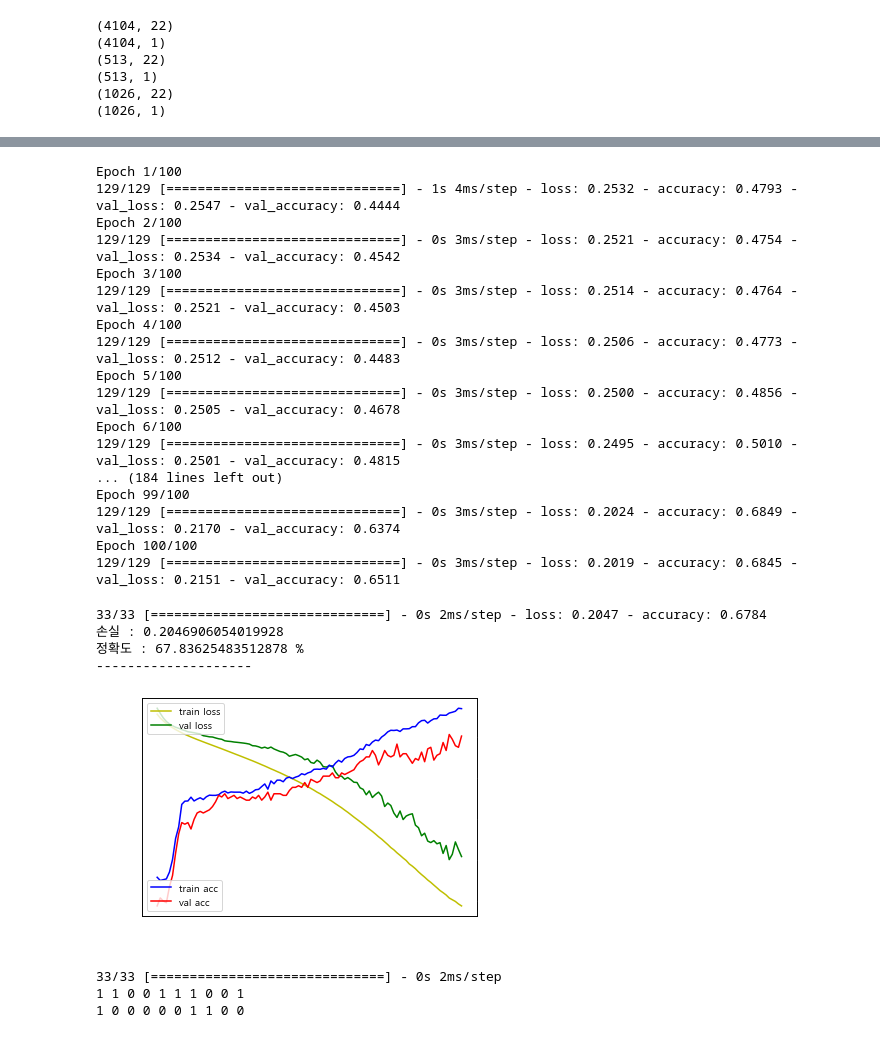
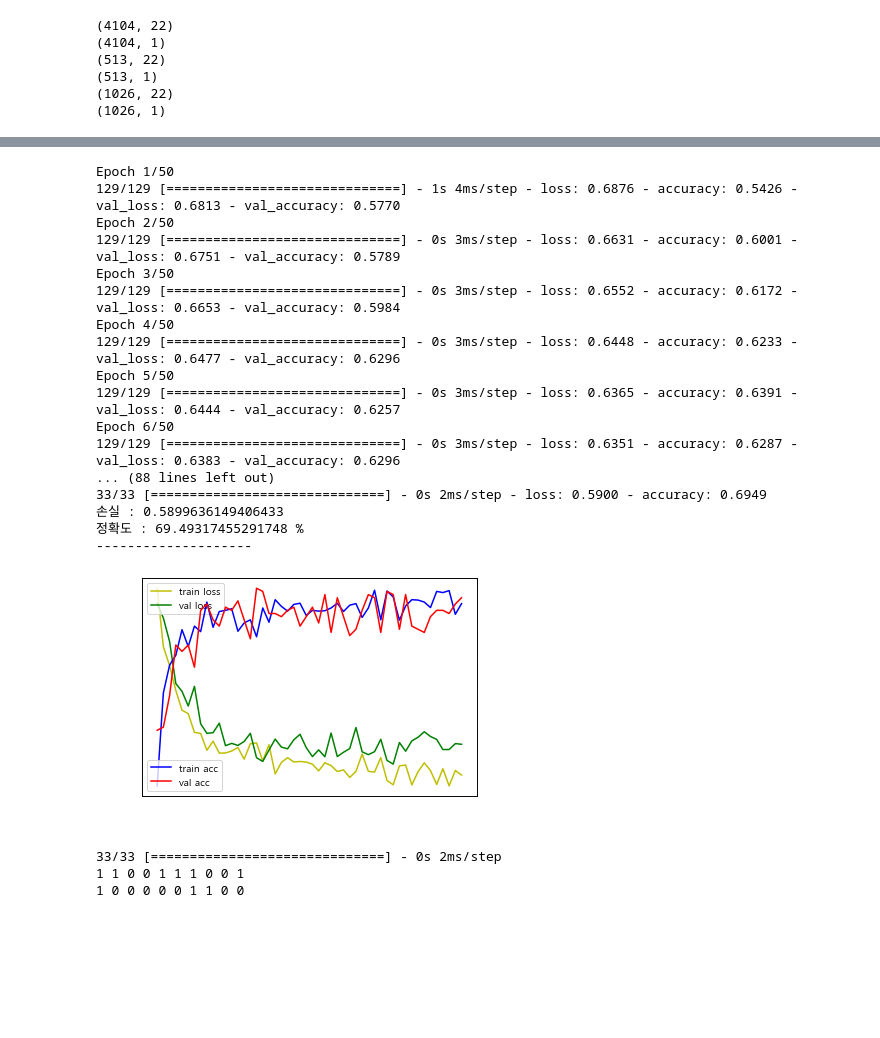
Before and after one commit to sky3085/ripple_ezen, a Jupyter notebook: ML/5.TMDBML.ipynb, the cells around one changed output, grey strips where cells are left out. Saved outputs shown, nothing was run; the diff lists cells and outputs as text; code cells hidden in the pictures; blank space fills up the shorter version.

```diff
--- a/ML/5.TMDBML.ipynb
+++ b/ML/5.TMDBML.ipynb
@@ -53,31 +54,0 @@ model.compile(loss='mse', optimizer='sgd', metrics=['accuracy'])
-# %%
-hist = model.fit(X_train, y_train, epochs=100, batch_size=32,
-                validation_data=(X_val, y_val))
-# %% [output]
-Epoch 1/100
-129/129 [==============================] - 1s 4ms/step - loss: 0.2532 - accuracy: 0.4793 - val_loss: 0.2547 - val_accuracy: 0.4444
-Epoch 2/100
-129/129 [==============================] - 0s 3ms/step - loss: 0.2521 - accuracy: 0.4754 - val_loss: 0.2534 - val_accuracy: 0.4542
-Epoch 3/100
-129/129 [==============================] - 0s 3ms/step - loss: 0.2514 - accuracy: 0.4764 - val_loss: 0.2521 - val_accuracy: 0.4503
-Epoch 4/100
-129/129 [==============================] - 0s 3ms/step - loss: 0.2506 - accuracy: 0.4773 - val_loss: 0.2512 - val_accuracy: 0.4483
-Epoch 5/100
-129/129 [==============================] - 0s 3ms/step - loss: 0.2500 - accuracy: 0.4856 - val_loss: 0.2505 - val_accuracy: 0.4678
-Epoch 6/100
-129/129 [==============================] - 0s 3ms/step - loss: 0.2495 - accuracy: 0.5010 - val_loss: 0.2501 - val_accuracy: 0.4815
-... (184 lines left out)
-Epoch 99/100
-129/129 [==============================] - 0s 3ms/step - loss: 0.2024 - accuracy: 0.6849 - val_loss: 0.2170 - val_accuracy: 0.6374
-Epoch 100/100
-129/129 [==============================] - 0s 3ms/step - loss: 0.2019 - accuracy: 0.6845 - val_loss: 0.2151 - val_accuracy: 0.6511
-# %%
-loss_and_metrics = model.evaluate(X_test, y_test, batch_size=32)
-print('손실 :', loss_and_metrics[0])
-print('정확도 :', loss_and_metrics[1] * 100, '%')
-print("-" * 20)
-# %% [output]
-33/33 [==============================] - 0s 2ms/step - loss: 0.2047 - accuracy: 0.6784
-손실 : 0.2046906054019928
-정확도 : 67.83625483512878 %
---------------------
@@ -93,24 +55,67 @@ plt.rcParams.update({'text.color': "black",
 # %%
+from tensorflow.keras import regularizers
+from tensorflow.keras.layers import Dropout
+model = Sequential()
+# 1. 과적합 : train acc 85%, test acc 65% => Node수와 Hidden Layer수를 줄여야함
+#model.add(Dense(64, activation='relu', input_dim=22))
+#model.add(Dense(128, activation='relu'))
+#model.add(Dense(64, activation='relu'))
+
+# 2. Dense의 한계치 : test acc 68% => 다른 모델을 사용해야함, L2 Regularization : test acc 69%
+#model.add(Dense(32, activation='relu', input_dim=22))
+#model.add(Dense(1, activation='sigmoid'))
+
+model.add(Dropout(0.25))
+model.add(Dense(32, activation='relu', input_dim=22))
+model.add(Dense(1, activation='sigmoid'))
+
+model.compile(loss='binary_crossentropy', optimizer='adam', metrics=['accuracy'])
+
+hist = model.fit(X_train, y_train, epochs=50, batch_size=32,
+                 validation_data=(X_val, y_val))
+
+loss_and_metrics = model.evaluate(X_test, y_test, batch_size=32)
+print('손실 :', loss_and_metrics[0])
+print('정확도 :', loss_and_metrics[1] * 100, '%')
+print("-" * 20)
+
 fig, loss_ax = plt.subplots()
 acc_ax = loss_ax.twinx()
 
 loss_ax.plot(hist.history['loss'], 'y', label='train loss')
 loss_ax.plot(hist.history['val_loss'], 'g', label='val loss')
 
 acc_ax.plot(hist.history['accuracy'], 'b', label='train acc')
 acc_ax.plot(hist.history['val_accuracy'], 'r', label='val acc')
 
 loss_ax.set_xlabel('epoch')
 
 loss_ax.set_ylabel('loss')
 acc_ax.set_ylabel('accuracy')
 
 loss_ax.legend(loc='upper left')
 acc_ax.legend(loc='lower left')
 
 plt.show()
 # %% [output]
+Epoch 1/50
+129/129 [==============================] - 1s 4ms/step - loss: 0.6876 - accuracy: 0.5426 - val_loss: 0.6813 - val_accuracy: 0.5770
+Epoch 2/50
+129/129 [==============================] - 0s 3ms/step - loss: 0.6631 - accuracy: 0.6001 - val_loss: 0.6751 - val_accuracy: 0.5789
+Epoch 3/50
+129/129 [==============================] - 0s 3ms/step - loss: 0.6552 - accuracy: 0.6172 - val_loss: 0.6653 - val_accuracy: 0.5984
+Epoch 4/50
+129/129 [==============================] - 0s 3ms/step - loss: 0.6448 - accuracy: 0.6233 - val_loss: 0.6477 - val_accuracy: 0.6296
+Epoch 5/50
+129/129 [==============================] - 0s 3ms/step - loss: 0.6365 - accuracy: 0.6391 - val_loss: 0.6444 - val_accuracy: 0.6257
+Epoch 6/50
+129/129 [==============================] - 0s 3ms/step - loss: 0.6351 - accuracy: 0.6287 - val_loss: 0.6383 - val_accuracy: 0.6296
+... (88 lines left out)
+33/33 [==============================] - 0s 2ms/step - loss: 0.5900 - accuracy: 0.6949
+손실 : 0.5899636149406433
+정확도 : 69.49317455291748 %
+--------------------
-[figure, old version]
+[figure, new version]
 # %%
 yhat = model.predict(X_test)
 for i in range(10):
```
Also changed, not shown: parts of 5 cells of this notebook, 4 other files.
